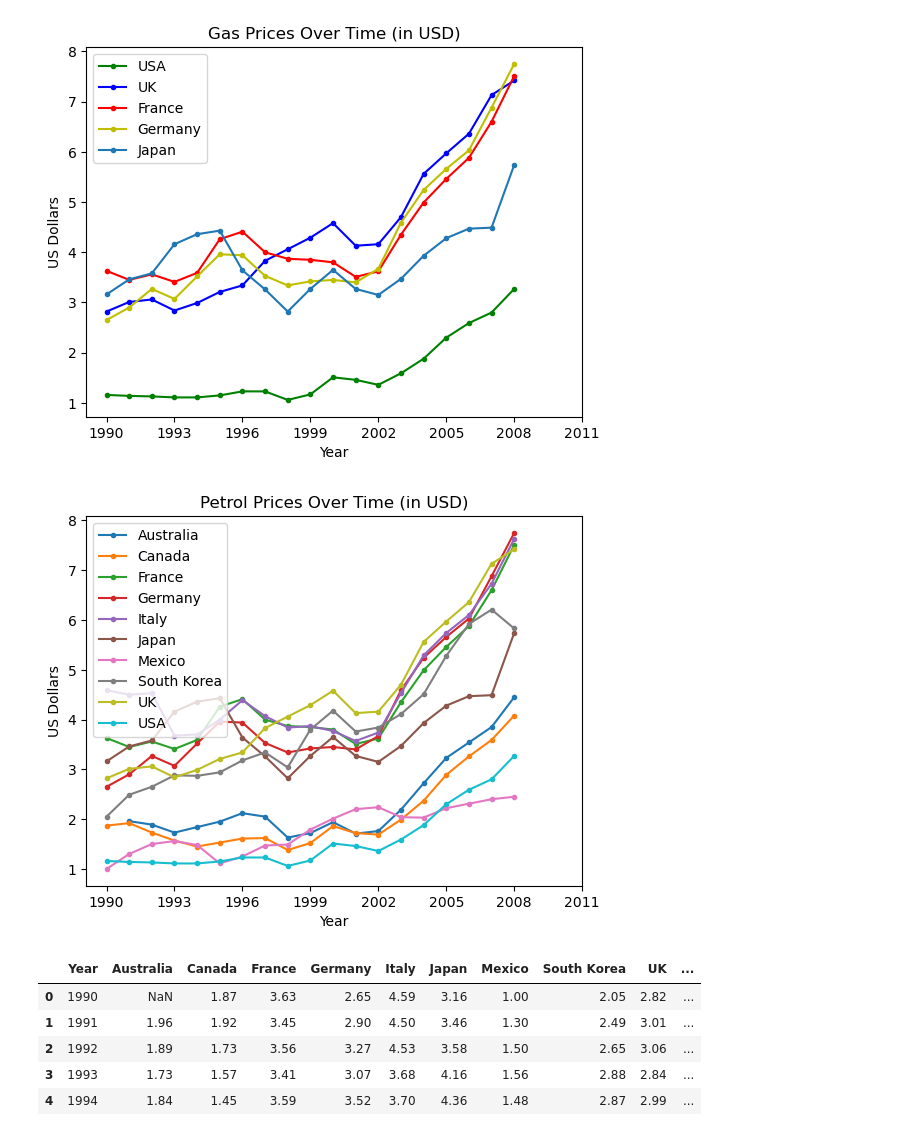
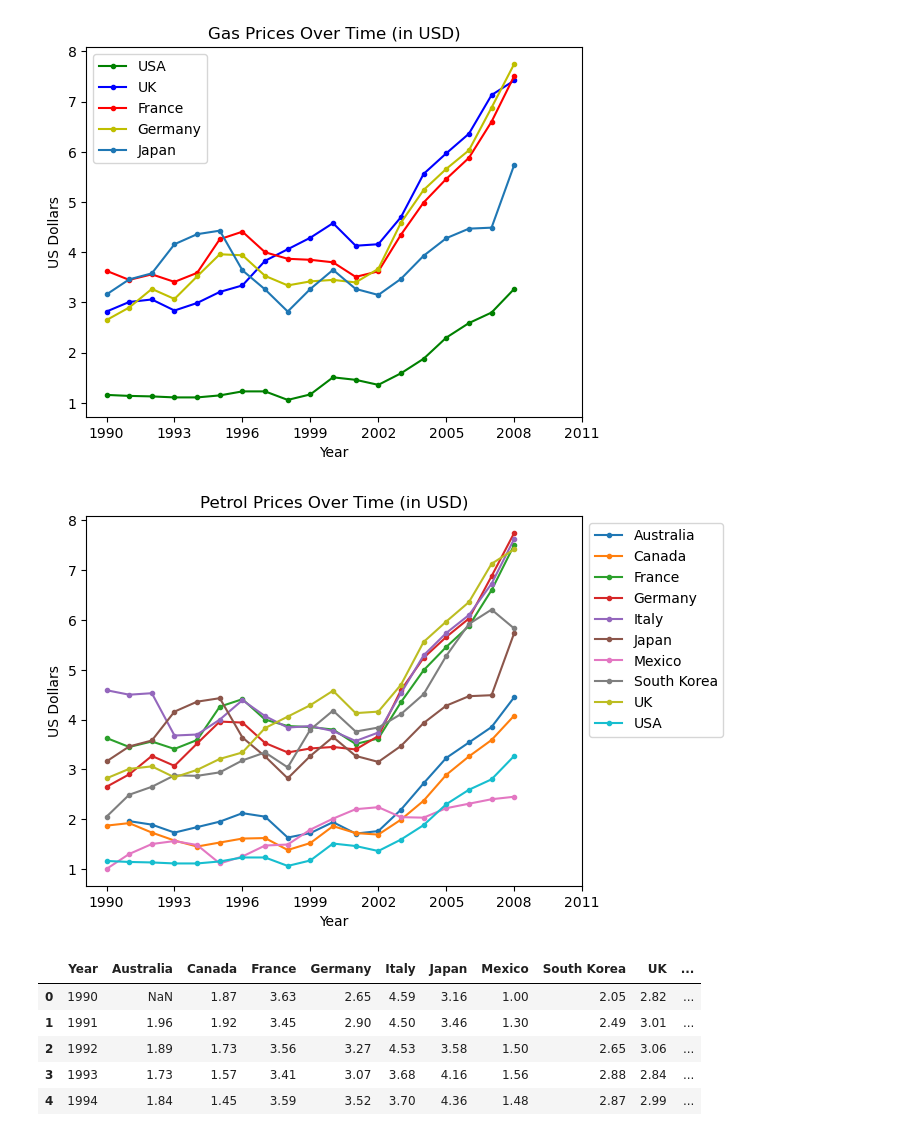
Before and after one commit to Ar3missss/Matplot, a Jupyter notebook: mat2.ipynb, the cells around one changed output. Drawn from its saved outputs; the diff is of its cells as text; code cells hidden in the pictures.

Commit message:
placing legends outside the graph

```diff
--- a/mat2.ipynb
+++ b/mat2.ipynb
@@ -28,23 +28,23 @@ plt.show()
 # %%
 # With Loop
 petrol =gas.copy()
 plt.title('Petrol Prices Over Time (in USD)')
 
 for country in petrol:
-    if country != 'Year':
+    if country != 'Year': # we do this bcz we dont want that Country = Year it will make diagonal line ggraph will be useless
         plt.plot(petrol.Year,petrol[country] , label =country, marker = '.')
 
 plt.xticks(petrol.Year[::3].tolist()+[2011])
 
 plt.xlabel('Year')
 plt.ylabel('US Dollars')
 
 plt.savefig('outputs/petrol_prices.png',dpi =300)
 
-plt.legend()
+plt.legend(bbox_to_anchor = (1,1)) # position of legends
 plt.show()
 # %% [output]
-[figure, old version]
+[figure, new version]
 # %%
 petrol.head()
 # %% [output]
```
